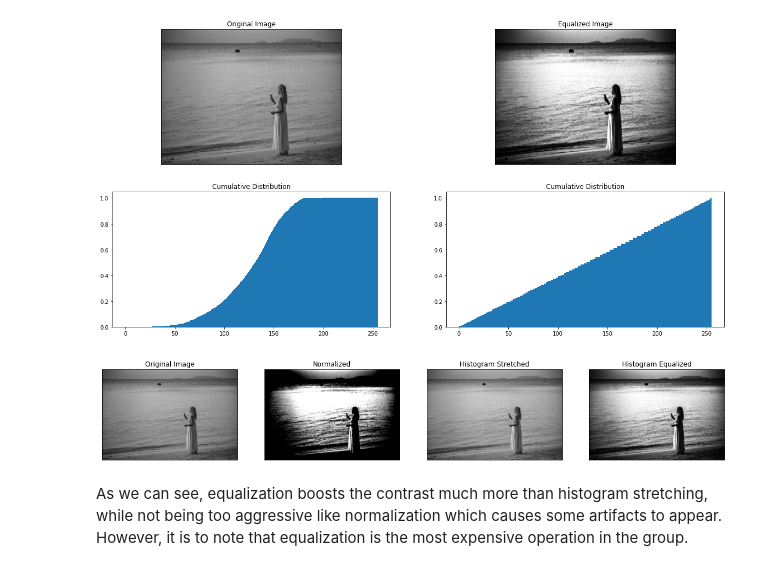
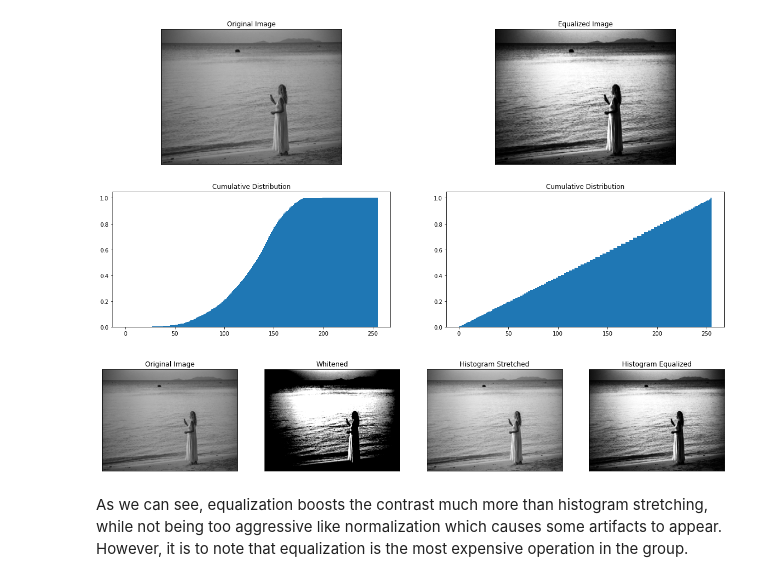
Before and after one commit to 0WN463/wellspring, a Jupyter notebook: computer-vision/point_processing.ipynb, the cells around one changed output. Cells and saved outputs as stored; diff of their text form; code cells hidden in the pictures.

```diff
--- a/computer-vision/point_processing.ipynb
+++ b/computer-vision/point_processing.ipynb
@@ -200,16 +154,5 @@ We can remap each pixel to a new value such that the histogram is stretched to f
 # %%
-import numpy as np
 import matplotlib.pyplot as plt
-from PIL import Image
-
-image = Image.open('images/woman.jpg').resize((288, 216)).convert('L')
-image = np.array(image)
-
-def hist_stretch(img):
-    lo = img.min()
-    hi = img.max()
-    img = img.astype(np.float32)
-    return np.clip((img - lo) * 255/(hi-lo), 0, 255)
 
 f = plt.figure(figsize=(20,10))
 ax11 = f.add_subplot(221)
@@ -218,14 +161,14 @@ ax21 = f.add_subplot(223)
 ax22 = f.add_subplot(224)
 
 ax11.title.set_text('Original Image')
-ax11.imshow(image, cmap='gray', vmin=0, vmax=255)
+ax11.imshow(woman_image_grey, cmap='gray', vmin=0, vmax=255)
 ax11.xaxis.set_visible(False)
 ax11.yaxis.set_visible(False)
 
 ax21.title.set_text('Histogram')
-ax21.hist(image.ravel(), bins=range(255))
+ax21.hist(woman_image_grey.ravel(), bins=range(255))
 
-stretched_image = hist_stretch(image)
+stretched_image = hist_stretch(woman_image_grey)
 ax12.title.set_text('Resultant Image')
 ax12.imshow(stretched_image, cmap='gray', vmin=0, vmax=255)
 ax12.xaxis.set_visible(False)
@@ -310,40 +247,12 @@ ax22.hist(eq_image.ravel(), bins=range(256), density=True, cumulative=True);
 # %% [output]
 [figure]
 # %%
-import numpy as np
-import matplotlib.pyplot as plt
-from PIL import Image
-
-image = Image.open('images/woman.jpg').convert('L')
-image = np.array(image)
-
-f = plt.figure(figsize=(20,10))
-ax1 = f.add_subplot(141)
-ax2 = f.add_subplot(142)
-ax3 = f.add_subplot(143)
-ax4 = f.add_subplot(144)
-
-ax1.title.set_text('Original Image')
-ax1.imshow(image, cmap='gray', vmin=0, vmax=255)
-ax1.xaxis.set_visible(False)
-ax1.yaxis.set_visible(False)
-
-ax2.title.set_text('Normalized')
-ax2.imshow(whiten(image), cmap='gray', vmin=0, vmax=1)
-ax2.xaxis.set_visible(False)
-ax2.yaxis.set_visible(False)
-
-ax3.title.set_text('Histogram Stretched')
-ax3.imshow(hist_stretch(image), cmap='gray', vmin=0, vmax=255)
-ax3.xaxis.set_visible(False)
-ax3.yaxis.set_visible(False)
-
-ax4.title.set_text('Histogram Equalized')
-ax4.imshow(hist_eq(image), cmap='gray', vmin=0, vmax=255)
-ax4.xaxis.set_visible(False)
-ax4.yaxis.set_visible(False)
+show_images([(woman_image_grey, 'Original Image'),
+           (whiten(woman_image_grey), 'Whitened'),
+           (hist_stretch(woman_image_grey), 'Histogram Stretched'),
+           (hist_eq(woman_image_grey), 'Histogram Equalized')])
 # %% [output]
-[figure, old version]
+[figure, new version]
 # %% [markdown]
 As we can see, equalization boosts the contrast much more than histogram stretching, while not being too aggressive like normalization which causes some artifacts to appear.
 However, it is to note that equalization is the most expensive operation in the group.
```
Also changed, not shown: parts of 15 cells of this notebook, 4 other files.
